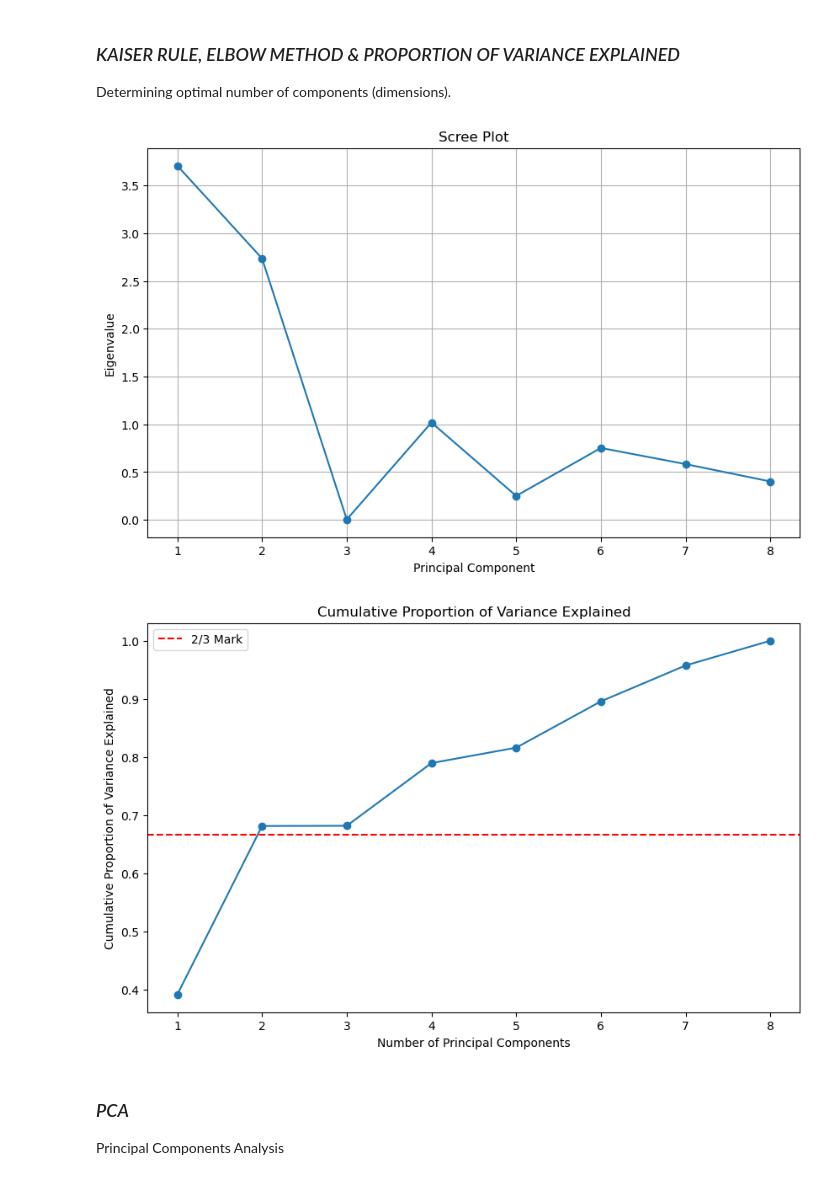
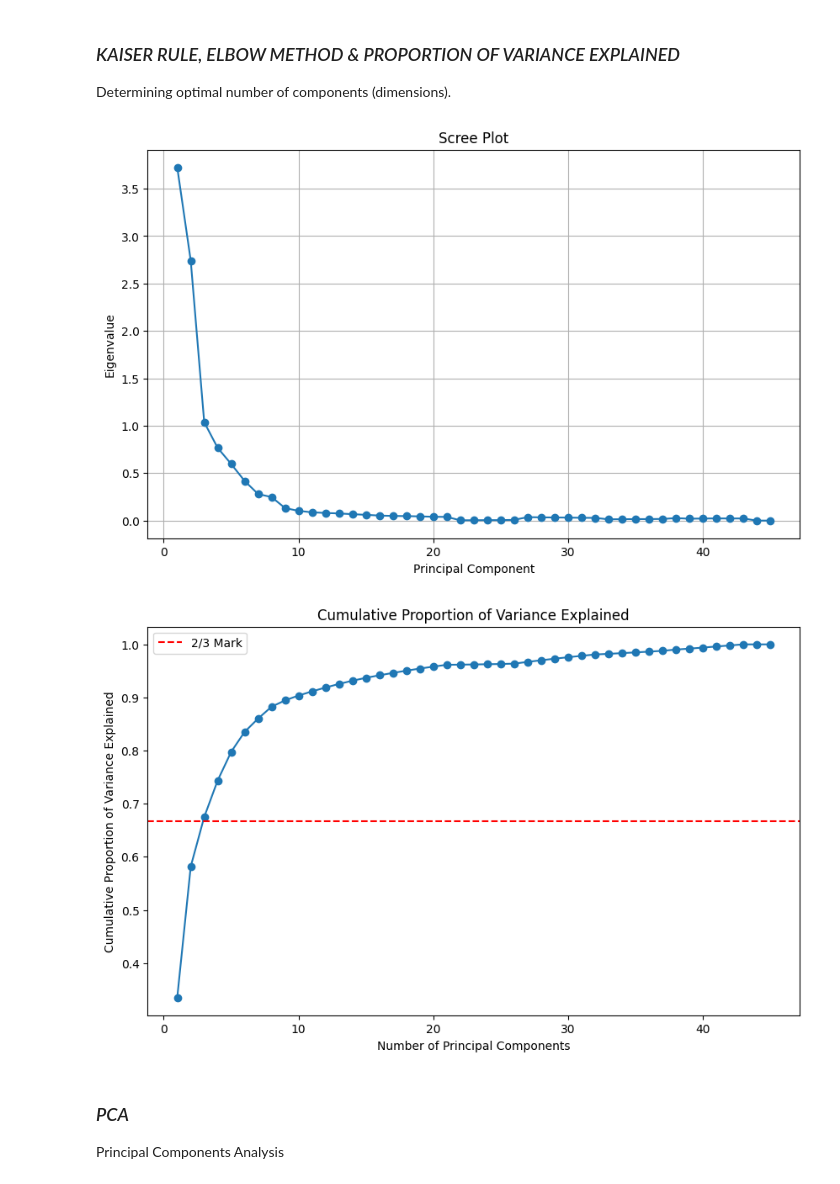
Before and after one commit to j6h666/RR_project, a Jupyter notebook: Pokemon_Clustering_and_Dimension_Reduction.ipynb, the cells around one changed output. Drawn from its saved outputs; the diff is of its cells as text; code cells hidden in the pictures.

Commit message:
changing how numerical vairables are chosen to PCA

```diff
--- a/Pokemon_Clustering_and_Dimension_Reduction.ipynb
+++ b/Pokemon_Clustering_and_Dimension_Reduction.ipynb
@@ -397,27 +397,37 @@ plt.show()
 ### <em>KAISER RULE, ELBOW METHOD & PROPORTION OF VARIANCE EXPLAINED</em>
 Determining optimal number of components (dimensions).
 # %%
-#taking out non numeriv
-numeric_columns = df.select_dtypes(include=[np.number]).columns
-df_numeric = df[numeric_columns] #can't use df_numeric = df[numerical_cols] because it does not include onehot encoced variables
+#tchoosing numeric columns
+numeric_columns = ['Total', 'HP', 'Attack', 'Defense', 'Sp. Atk', 'Sp. Def', 'Speed',
+       'Generation', 'Type 1_Bug', 'Type 1_Dark', 'Type 1_Dragon',
+       'Type 1_Electric', 'Type 1_Fairy', 'Type 1_Fighting', 'Type 1_Fire',
+       'Type 1_Flying', 'Type 1_Ghost', 'Type 1_Grass', 'Type 1_Ground',
+       'Type 1_Ice', 'Type 1_Normal', 'Type 1_Poison', 'Type 1_Psychic',
+       'Type 1_Rock', 'Type 1_Steel', 'Type 1_Water', 'Type 2_Bug',
+       'Type 2_Dark', 'Type 2_Dragon', 'Type 2_Electric', 'Type 2_Fairy',
+       'Type 2_Fighting', 'Type 2_Fire', 'Type 2_Flying', 'Type 2_Ghost',
+       'Type 2_Grass', 'Type 2_Ground', 'Type 2_Ice', 'Type 2_Missing',
+       'Type 2_Normal', 'Type 2_Poison', 'Type 2_Psychic', 'Type 2_Rock',
+       'Type 2_Steel', 'Type 2_Water']
+df_numeric = df[numeric_columns] #can't use df_numeric = df[numerical_cols] because it does not include onehot encoced variables; cant look for columns by type
 
 cov_matrix = np.cov(df_numeric.T)
 eigenvalues, _ = np.linalg.eig(cov_matrix)
 
 # Scree plot
 # The following code for plotting Scree plot was created with help from generative AI - version and model: GPT-3.5
 plt.figure(figsize=(10, 6))
 plt.plot(range(1, len(eigenvalues) + 1), eigenvalues, marker='o', linestyle='-')
 plt.title('Scree Plot')
 plt.xlabel('Principal Component')
 plt.ylabel('Eigenvalue')
 plt.grid(True)
 plt.show()
 
 ### based on the Scree plot and Kaiser Rule we choose that many dimensions as there are values above 1 - Elbow method also suggest 3 dimensions
 ### so 3 dimensions in that case
 # %% [output]
-[figure, old version]
+[figure, new version]
 # %%
 #Proportion of variance explained
 explained_variance_ratio = eigenvalues / np.sum(eigenvalues)
@@ -442,7 +452,7 @@ plt.show()
 
 ### from Proportion of Variance Explained analysis we can determine that 3rd dimension is passing the 2/3 mark, strenghtening the choice of 3rd dimension
 # %% [output]
-[figure, old version]
+[figure, new version]
 # %% [markdown]
 ### <em>PCA</em>
 Principal Components Analysis
```
Also changed, not shown: parts of 10 cells of this notebook.
